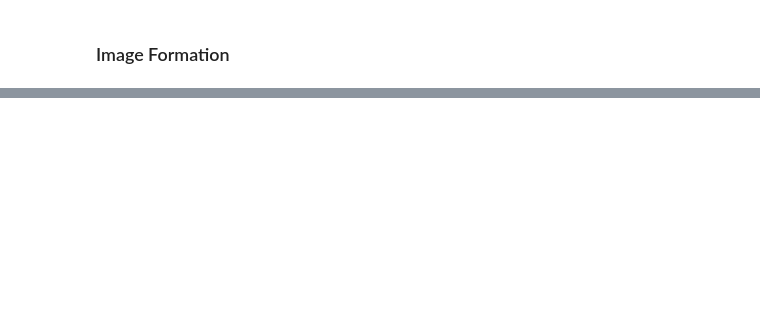
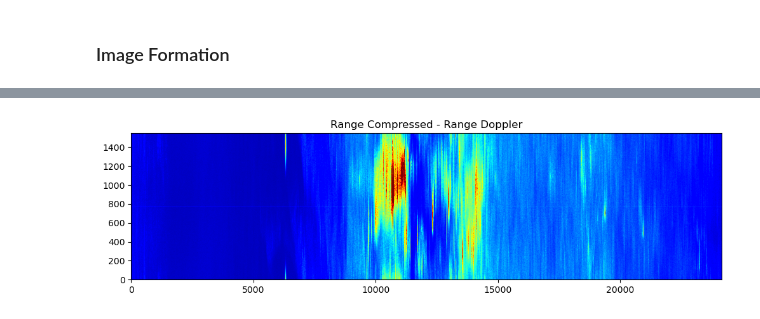
Before and after one commit to AndrewPlayer3/sar_processing, a Jupyter notebook: s1_level0/level_1.ipynb, the cells around one changed output, grey strips where cells are left out. Cells and saved outputs as stored; diff of their text form; code cells hidden in the pictures; blank space fills up the shorter version.

```diff
--- a/s1_level0/level_1.ipynb
+++ b/s1_level0/level_1.ipynb
@@ -1210,0 +783,4 @@ f_dc = c[0] + c[1]*rng_times_offset + c[2]*rng_times_offset**2
+# %%
+plot_signals(range_doppler, title='Range Compressed - Range Doppler')
+# %% [output]
+[figure, added]
```
Also changed, not shown: parts of 76 cells of this notebook.
